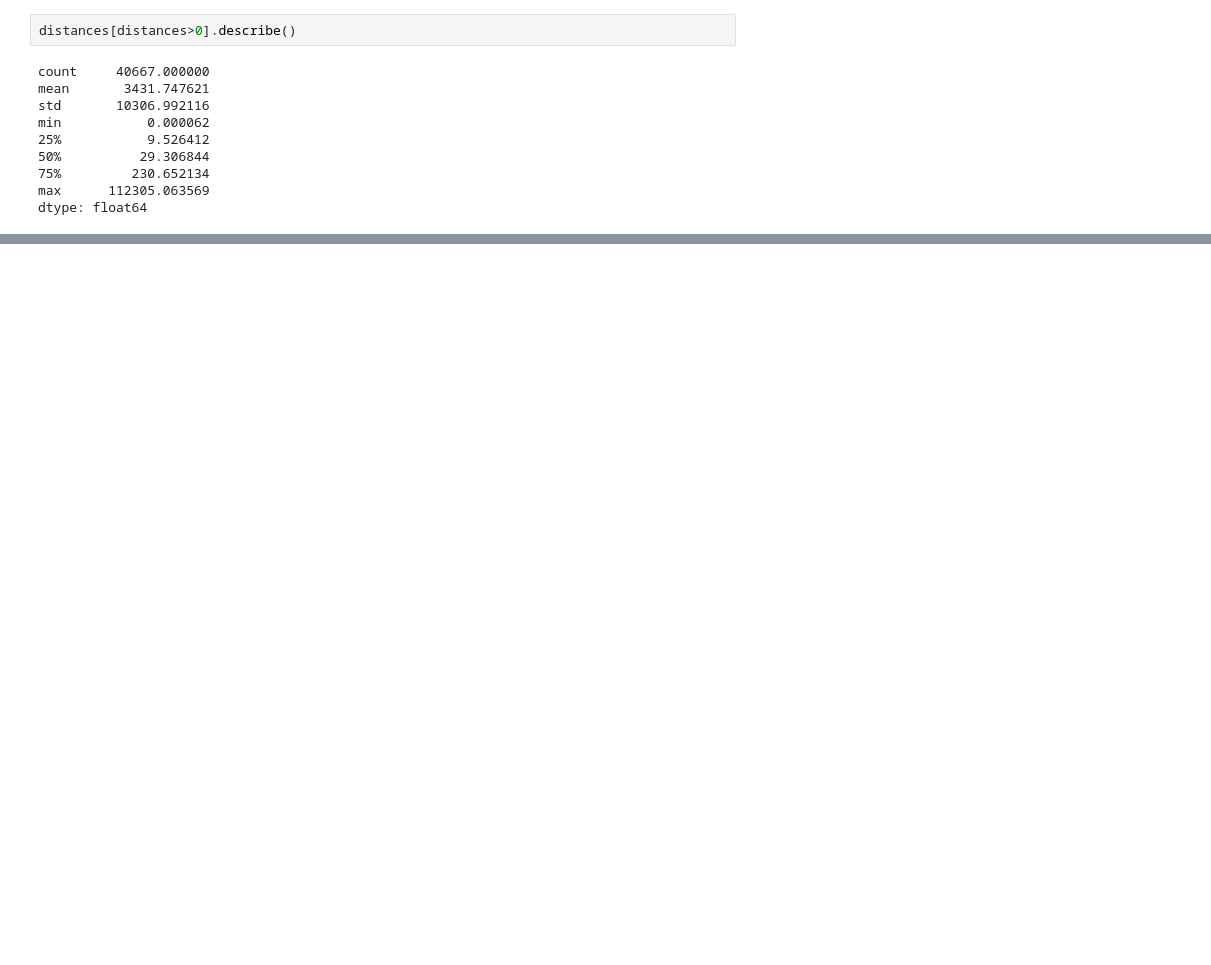
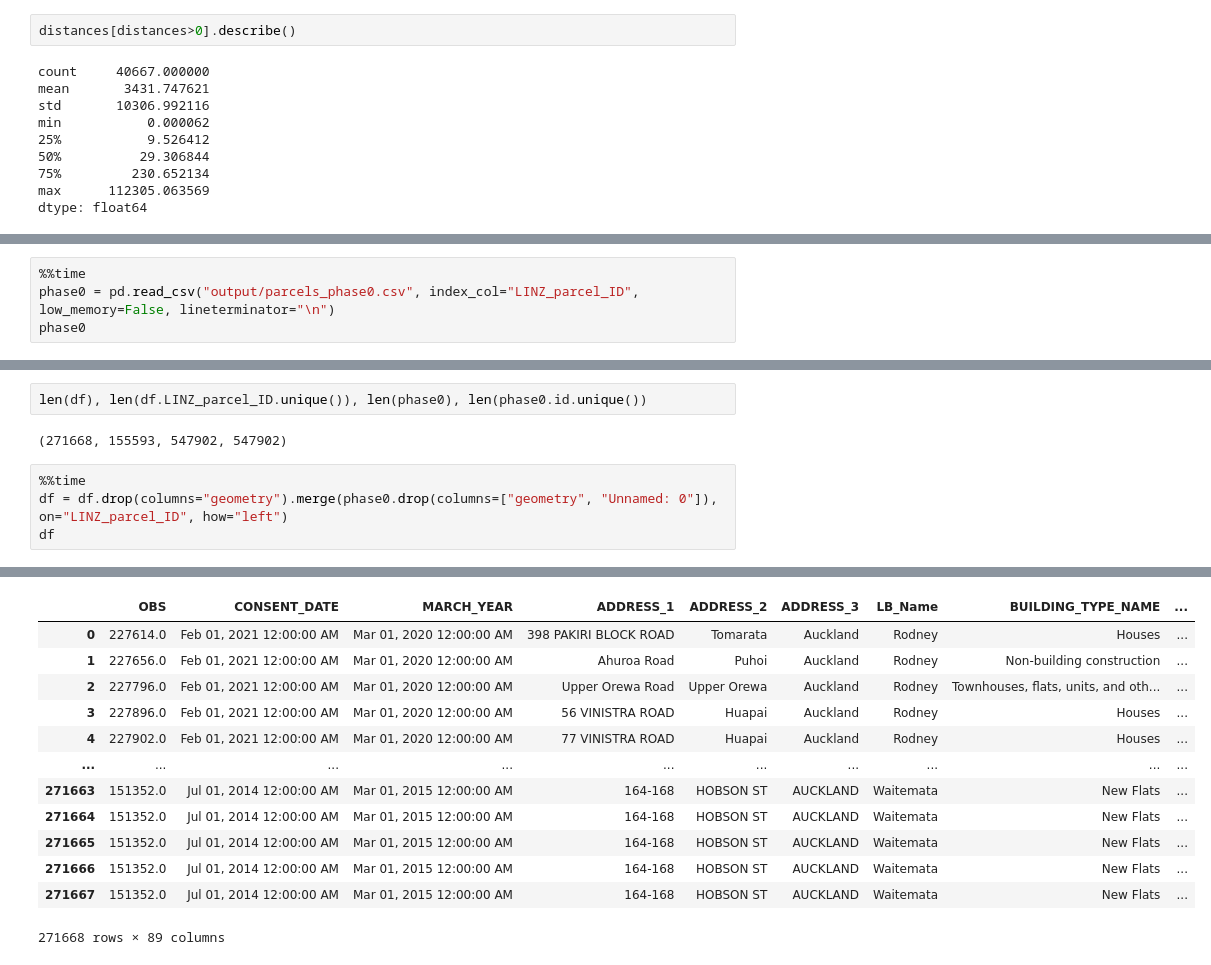
Before and after one commit to UoA-eResearch/auckland-housing, a Jupyter notebook: phase1.ipynb, the cells around one changed output, grey strips where cells are left out. Cells and saved outputs as stored; diff of their text form; blank space fills up the shorter version.

Commit message:
phase1 complete

```diff
--- a/phase1.ipynb
+++ b/phase1.ipynb
@@ -526,0 +583,4 @@ for i, sample in tqdm(ranged.iterrows(), total=len(ranged)):
+# %%
+%%time
+phase0 = pd.read_csv("output/parcels_phase0.csv", index_col="LINZ_parcel_ID", low_memory=False, lineterminator="\n")
+phase0
@@ -526,0 +604,9 @@ for i, sample in tqdm(ranged.iterrows(), total=len(ranged)):
+# %%
+len(df), len(df.LINZ_parcel_ID.unique()), len(phase0), len(phase0.id.unique())
+# %% [output]
+(271668, 155593, 547902, 547902)
+# %%
+%%time
+df = df.drop(columns="geometry").merge(phase0.drop(columns=["geometry", "Unnamed: 0"]), on="LINZ_parcel_ID", how="left")
+df
+# %% [output]
@@ -526,0 +615,13 @@ for i, sample in tqdm(ranged.iterrows(), total=len(ranged)):
+|  | OBS | CONSENT_DATE | MARCH_YEAR | ADDRESS_1 | ADDRESS_2 | ADDRESS_3 | LB_Name | BUILDING_TYPE_NAME | ... |
+| 0 | 227614.0 | Feb 01, 2021 12:00:00 AM | Mar 01, 2020 12:00:00 AM | 398 PAKIRI BLOCK ROAD | Tomarata | Auckland | Rodney | Houses | ... |
+| 1 | 227656.0 | Feb 01, 2021 12:00:00 AM | Mar 01, 2020 12:00:00 AM | Ahuroa Road | Puhoi | Auckland | Rodney | Non-building construction | ... |
+| 2 | 227796.0 | Feb 01, 2021 12:00:00 AM | Mar 01, 2020 12:00:00 AM | Upper Orewa Road | Upper Orewa | Auckland | Rodney | Townhouses, flats, units, and oth... | ... |
+| 3 | 227896.0 | Feb 01, 2021 12:00:00 AM | Mar 01, 2020 12:00:00 AM | 56 VINISTRA ROAD | Huapai | Auckland | Rodney | Houses | ... |
+| 4 | 227902.0 | Feb 01, 2021 12:00:00 AM | Mar 01, 2020 12:00:00 AM | 77 VINISTRA ROAD | Huapai | Auckland | Rodney | Houses | ... |
+| ... | ... | ... | ... | ... | ... | ... | ... | ... | ... |
+| 271663 | 151352.0 | Jul 01, 2014 12:00:00 AM | Mar 01, 2015 12:00:00 AM | 164-168 | HOBSON ST | AUCKLAND | Waitemata | New Flats | ... |
+| 271664 | 151352.0 | Jul 01, 2014 12:00:00 AM | Mar 01, 2015 12:00:00 AM | 164-168 | HOBSON ST | AUCKLAND | Waitemata | New Flats | ... |
+| 271665 | 151352.0 | Jul 01, 2014 12:00:00 AM | Mar 01, 2015 12:00:00 AM | 164-168 | HOBSON ST | AUCKLAND | Waitemata | New Flats | ... |
+| 271666 | 151352.0 | Jul 01, 2014 12:00:00 AM | Mar 01, 2015 12:00:00 AM | 164-168 | HOBSON ST | AUCKLAND | Waitemata | New Flats | ... |
+| 271667 | 151352.0 | Jul 01, 2014 12:00:00 AM | Mar 01, 2015 12:00:00 AM | 164-168 | HOBSON ST | AUCKLAND | Waitemata | New Flats | ... |
+271668 rows × 89 columns
```
Also changed, not shown: parts of 37 cells of this notebook, 1 other file.
